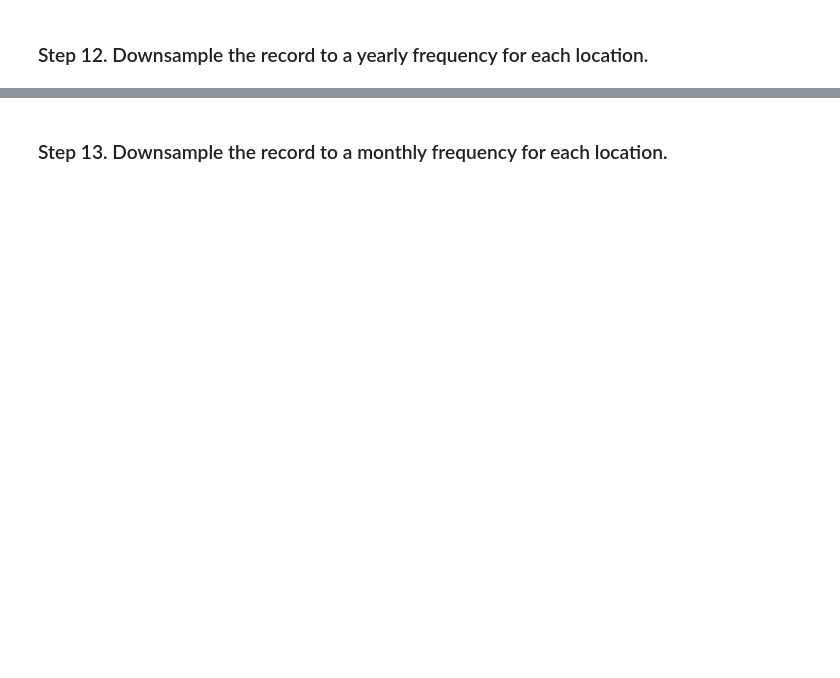
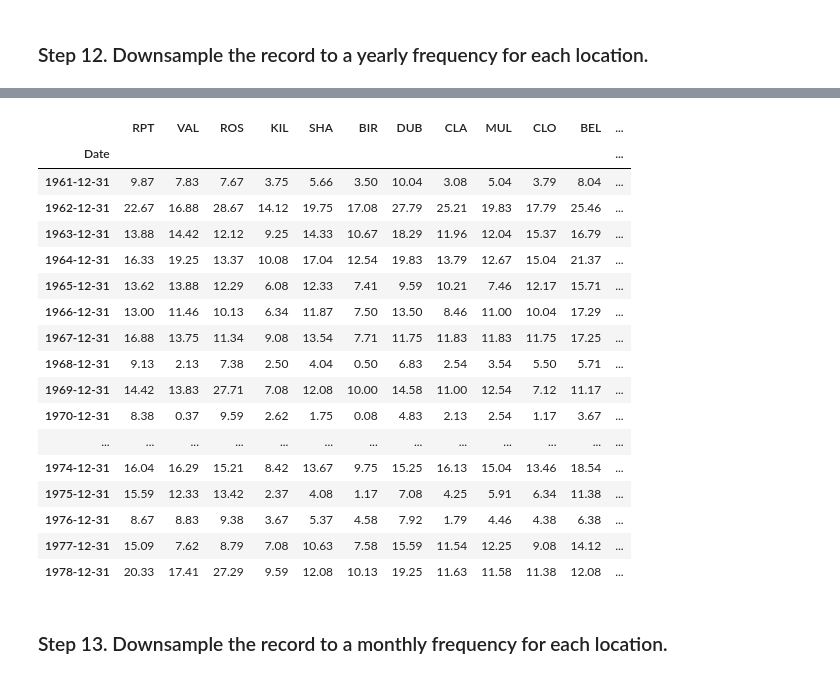
Before and after one commit to SaurVer/pandas_exercises, a Jupyter notebook: 06_Stats/Wind_Stats/Exercises.ipynb, the cells around one changed output, grey strips where cells are left out. Cells and saved outputs as stored; diff of their text form; code cells hidden in the pictures; blank space fills up the shorter version.

```diff
--- a/06_Stats/Wind_Stats/Exercises.ipynb
+++ b/06_Stats/Wind_Stats/Exercises.ipynb
@@ -373,2 +437,23 @@ data.agg(['mean','max','min','std'])
+# %%
+data.resample('YE').asfreq()
+# %% [output]
+|  | RPT | VAL | ROS | KIL | SHA | BIR | DUB | CLA | MUL | CLO | BEL | ... |
+| Date |  |  |  |  |  |  |  |  |  |  |  | ... |
+| 1961-12-31 | 9.87 | 7.83 | 7.67 | 3.75 | 5.66 | 3.50 | 10.04 | 3.08 | 5.04 | 3.79 | 8.04 | ... |
+| 1962-12-31 | 22.67 | 16.88 | 28.67 | 14.12 | 19.75 | 17.08 | 27.79 | 25.21 | 19.83 | 17.79 | 25.46 | ... |
+| 1963-12-31 | 13.88 | 14.42 | 12.12 | 9.25 | 14.33 | 10.67 | 18.29 | 11.96 | 12.04 | 15.37 | 16.79 | ... |
+| 1964-12-31 | 16.33 | 19.25 | 13.37 | 10.08 | 17.04 | 12.54 | 19.83 | 13.79 | 12.67 | 15.04 | 21.37 | ... |
+| 1965-12-31 | 13.62 | 13.88 | 12.29 | 6.08 | 12.33 | 7.41 | 9.59 | 10.21 | 7.46 | 12.17 | 15.71 | ... |
+| 1966-12-31 | 13.00 | 11.46 | 10.13 | 6.34 | 11.87 | 7.50 | 13.50 | 8.46 | 11.00 | 10.04 | 17.29 | ... |
+| 1967-12-31 | 16.88 | 13.75 | 11.34 | 9.08 | 13.54 | 7.71 | 11.75 | 11.83 | 11.83 | 11.75 | 17.25 | ... |
+| 1968-12-31 | 9.13 | 2.13 | 7.38 | 2.50 | 4.04 | 0.50 | 6.83 | 2.54 | 3.54 | 5.50 | 5.71 | ... |
+| 1969-12-31 | 14.42 | 13.83 | 27.71 | 7.08 | 12.08 | 10.00 | 14.58 | 11.00 | 12.54 | 7.12 | 11.17 | ... |
+| 1970-12-31 | 8.38 | 0.37 | 9.59 | 2.62 | 1.75 | 0.08 | 4.83 | 2.13 | 2.54 | 1.17 | 3.67 | ... |
+| ... | ... | ... | ... | ... | ... | ... | ... | ... | ... | ... | ... | ... |
+| 1974-12-31 | 16.04 | 16.29 | 15.21 | 8.42 | 13.67 | 9.75 | 15.25 | 16.13 | 15.04 | 13.46 | 18.54 | ... |
+| 1975-12-31 | 15.59 | 12.33 | 13.42 | 2.37 | 4.08 | 1.17 | 7.08 | 4.25 | 5.91 | 6.34 | 11.38 | ... |
+| 1976-12-31 | 8.67 | 8.83 | 9.38 | 3.67 | 5.37 | 4.58 | 7.92 | 1.79 | 4.46 | 4.38 | 6.38 | ... |
+| 1977-12-31 | 15.09 | 7.62 | 8.79 | 7.08 | 10.63 | 7.58 | 15.59 | 11.54 | 12.25 | 9.08 | 14.12 | ... |
+| 1978-12-31 | 20.33 | 17.41 | 27.29 | 9.59 | 12.08 | 10.13 | 19.25 | 11.63 | 11.58 | 11.38 | 12.08 | ... |
 # %% [markdown]
 ### Step 13. Downsample the record to a monthly frequency for each location.
```
Also changed, not shown: parts of 15 cells of this notebook, 6 other files.
